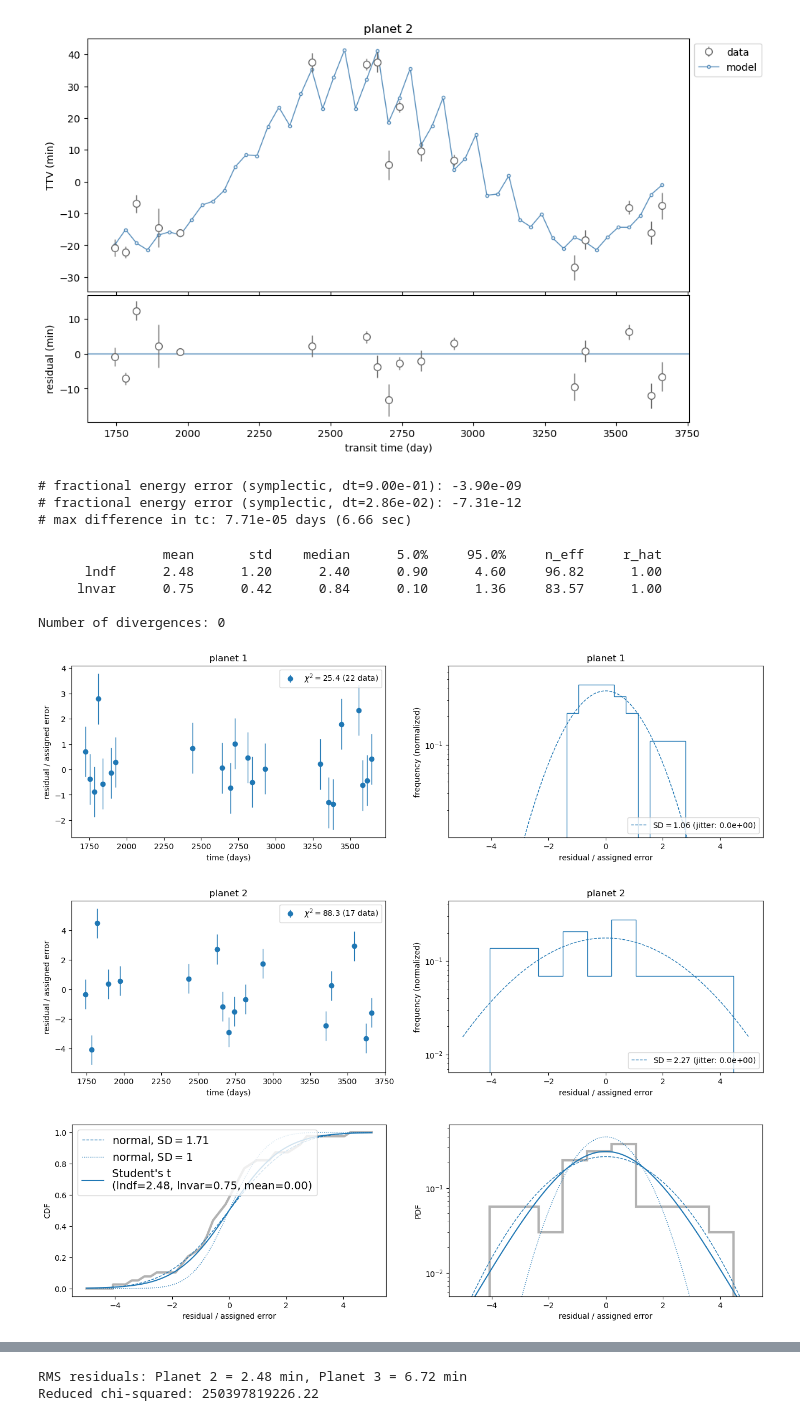
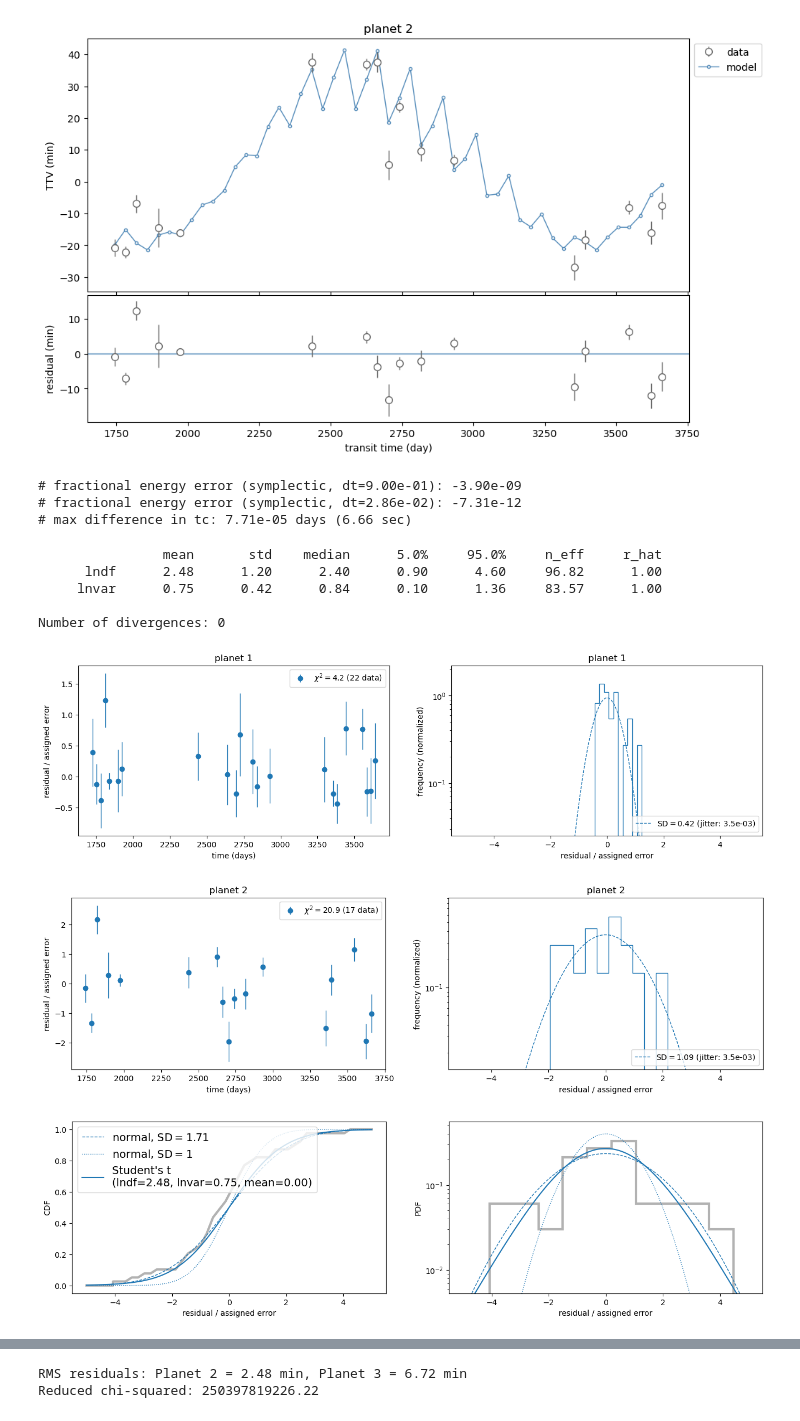
Before and after one commit to pentrican10/tess-resonant-systems, a Jupyter notebook: 4_toi_1339_jnkep.ipynb, the cells around one changed output, grey strips where cells are left out. Drawn from its saved outputs; the diff is of its cells as text; code cells hidden in the pictures.

```diff
--- a/4_toi_1339_jnkep.ipynb
+++ b/4_toi_1339_jnkep.ipynb
@@ -136,19 +138,19 @@ plt.show()
 # %%
 ### check precision and residuals
 tc, _ = jttv.check_timing_precision(popt)
 jitter = 5 / (24*60)
 jitters = [jitter, jitter]
-pdic_normal, pdic_student = jttv.check_residuals(popt)
+pdic_normal, pdic_student = jttv.check_residuals(popt, jitters=jitters)
 plt.show()
 # %% [output]
 # fractional energy error (symplectic, dt=9.00e-01): -3.90e-09
 # fractional energy error (symplectic, dt=2.86e-02): -7.31e-12
 # max difference in tc: 7.71e-05 days (6.66 sec)
                 mean       std    median      5.0%     95.0%     n_eff     r_hat
       lndf      2.48      1.20      2.40      0.90      4.60     96.82      1.00
      lnvar      0.75      0.42      0.84      0.10      1.36     83.57      1.00
 
 Number of divergences: 0
-[figure, old version]
+[figure, new version]
-[figure, old version]
+[figure, new version]
 [figure]
```
Also changed, not shown: parts of 2 cells of this notebook, 8 other files.
